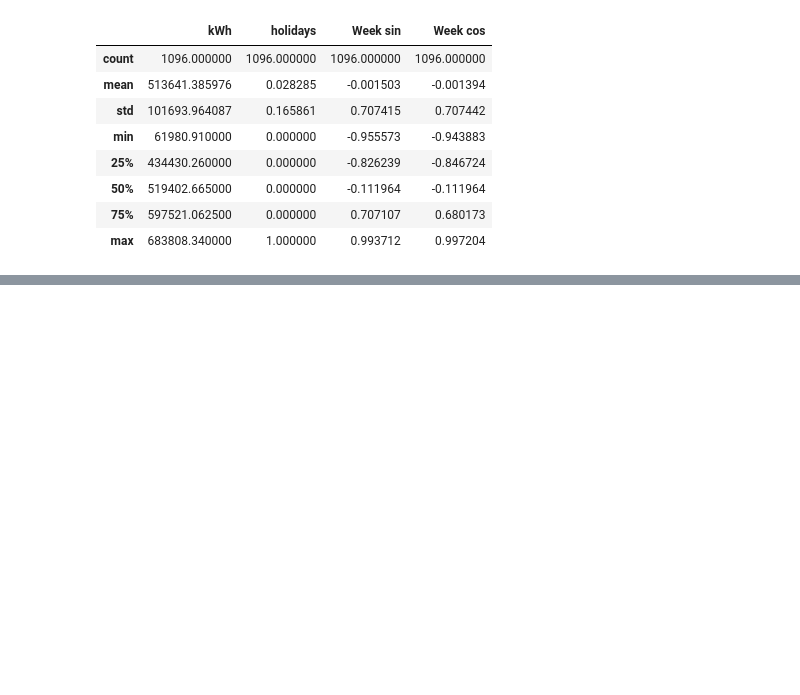
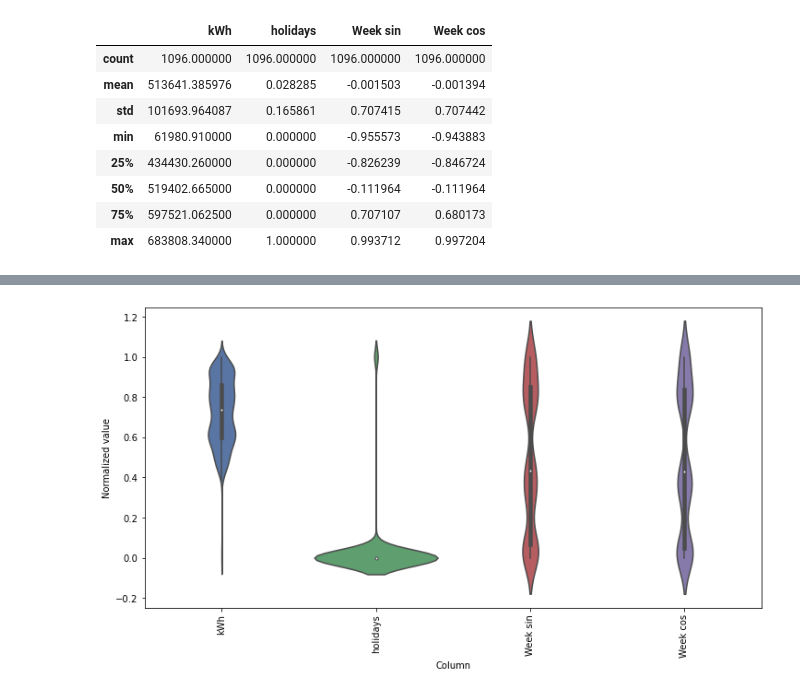
Before and after one commit to quan-possible/energy-demand-prediction, a Jupyter notebook: daily/lstm2.ipynb, the cells around one changed output, grey strips where cells are left out. Cells and saved outputs as stored; diff of their text form; code cells hidden in the pictures; blank space fills up the shorter version.

```diff
--- a/daily/lstm2.ipynb
+++ b/daily/lstm2.ipynb
@@ -120,3 +146,10 @@ ts.describe()
+# %%
+melt_plot = ts_normalized.melt(var_name='Column', value_name='Normalized value')
+plt.figure(figsize=(12, 6))
+ax = sns.violinplot(x='Column', y='Normalized value', data=melt_plot)
+_ = ax.set_xticklabels(ts_normalized.keys(), rotation=90)
+# %% [output]
+[figure, added]
 # %%
 train_end = '2019-12-01'
 test_end = '2020-01-01'
```
Also changed, not shown: parts of 27 cells of this notebook.
